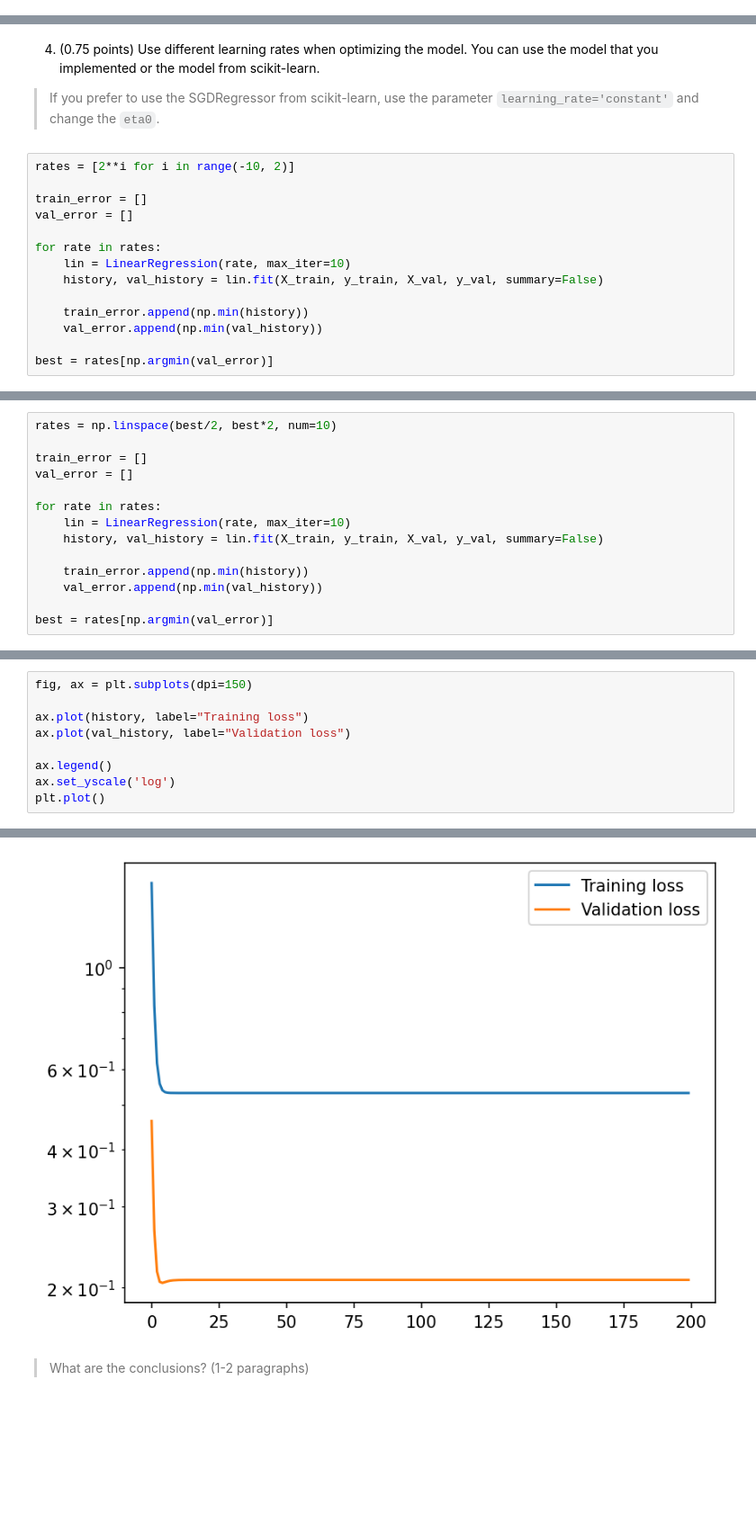
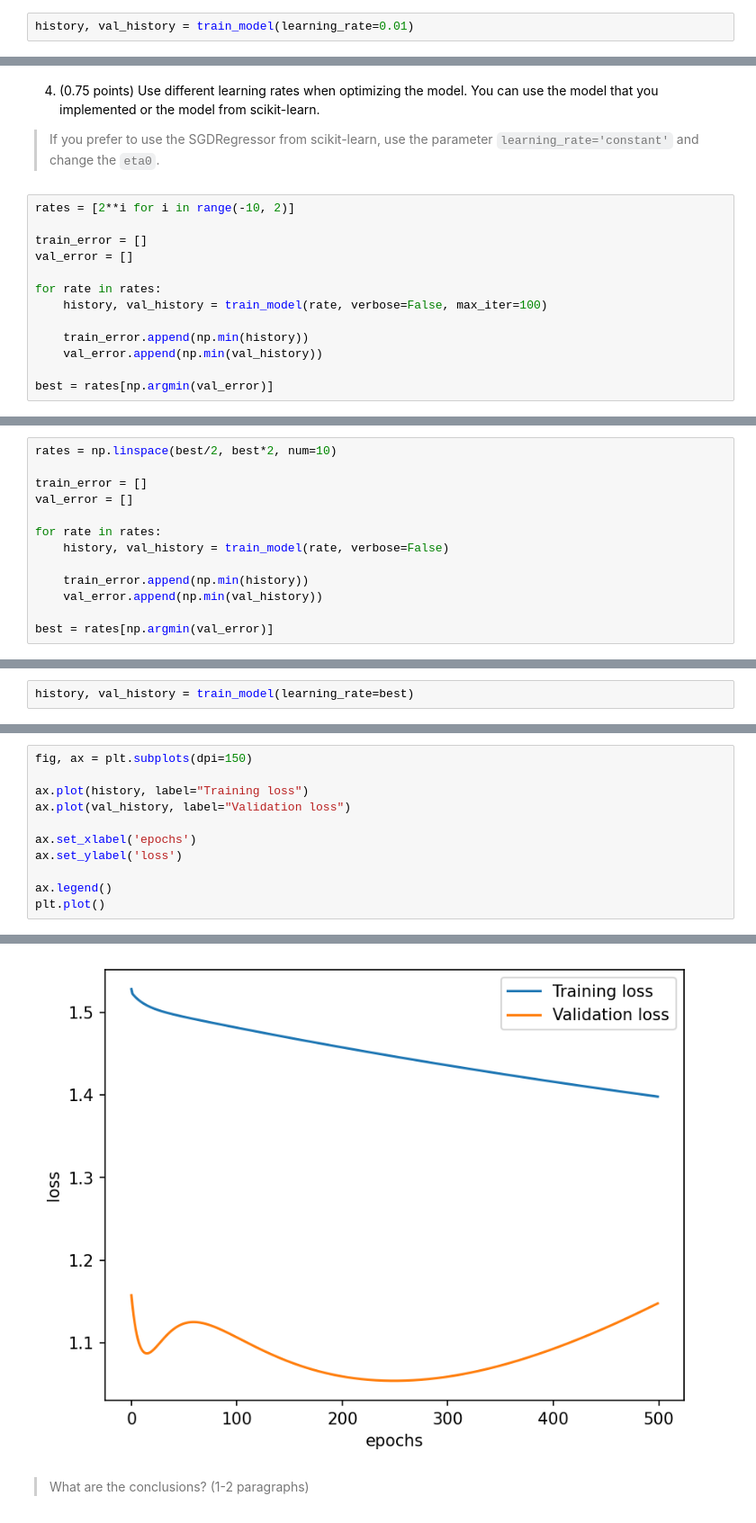
Before and after one commit to DanielGardin/MO444, a Jupyter notebook: T2_Classical_Techniques.ipynb, the cells around one changed output, grey strips where cells are left out. Shown: that part at 90% size. Drawn from its saved outputs; the diff is of its cells as text; blank space fills up the shorter version.

Commit message:
Standard training method

```diff
--- a/T2_Classical_Techniques.ipynb
+++ b/T2_Classical_Techniques.ipynb
@@ -393,0 +365,2 @@ Epoch 1000: Training loss    0.53186
+# %%
+history, val_history = train_model(learning_rate=0.01)
@@ -431,8 +439,7 @@ train_error = []
 val_error = []
 
 for rate in rates:
-    lin = LinearRegression(rate, max_iter=10)
-    history, val_history = lin.fit(X_train, y_train, X_val, y_val, summary=False)
+    history, val_history = train_model(rate, verbose=False, max_iter=100)
 
     train_error.append(np.min(history))
     val_error.append(np.min(val_history))
@@ -460,8 +467,7 @@ train_error = []
 val_error = []
 
 for rate in rates:
-    lin = LinearRegression(rate, max_iter=10)
-    history, val_history = lin.fit(X_train, y_train, X_val, y_val, summary=False)
+    history, val_history = train_model(rate, verbose=False)
 
     train_error.append(np.min(history))
     val_error.append(np.min(val_history))
@@ -504,0 +490,2 @@ Epoch 200: Training loss    0.53182
+# %%
+history, val_history = train_model(learning_rate=best)
@@ -505,15 +510,17 @@ Epoch 200: Training loss    0.53182
 # %%
 fig, ax = plt.subplots(dpi=150)
 
 ax.plot(history, label="Training loss")
 ax.plot(val_history, label="Validation loss")
 
+ax.set_xlabel('epochs')
+ax.set_ylabel('loss')
+
 ax.legend()
-ax.set_yscale('log')
 plt.plot()
 # %% [output]
 []
-[figure, old version]
+[figure, new version]
 # %% [markdown]
 > What are the conclusions? (1-2 paragraphs)
 # %% [markdown]
```
Also changed, not shown: parts of 25 cells of this notebook.
